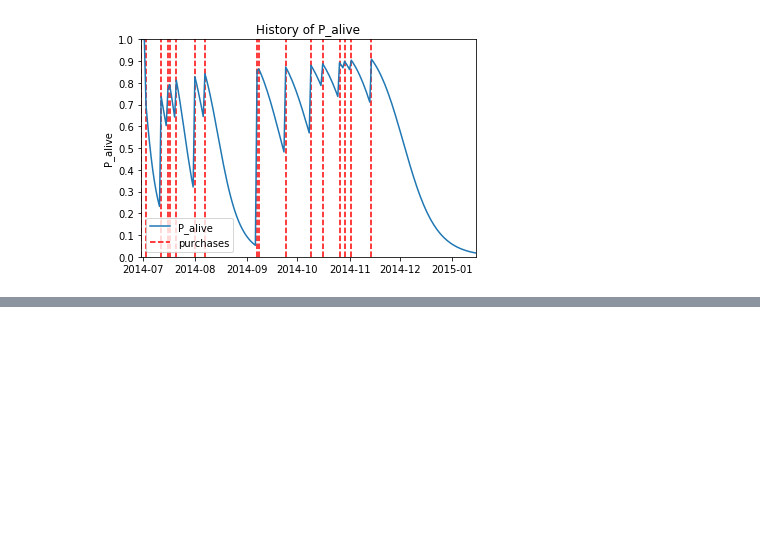
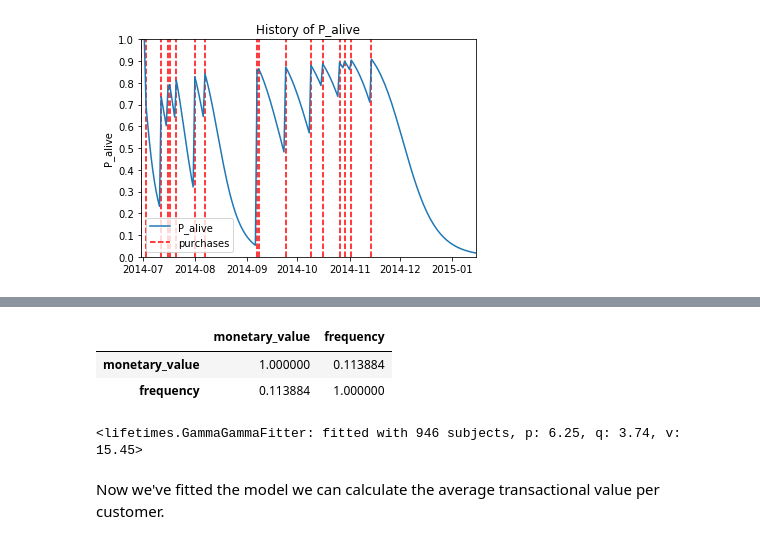
Before and after one commit to birdieorbust/python_notes, a Jupyter notebook: lifetimes/lifetime_module_exploration.ipynb, the cells around one changed output, grey strips where cells are left out. Drawn from its saved outputs; the diff is of its cells as text; code cells hidden in the pictures; blank space fills up the shorter version.

```diff
--- a/lifetimes/lifetime_module_exploration.ipynb
+++ b/lifetimes/lifetime_module_exploration.ipynb
@@ -208,0 +238,17 @@ plot_history_alive(bgf, days_since_birth, sp_trans, 'date')
+# %%
+returning_customers_summary[['monetary_value', 'frequency']].corr()
+# %% [output]
+|  | monetary_value | frequency |
+| monetary_value | 1.000000 | 0.113884 |
+| frequency | 0.113884 | 1.000000 |
+# %%
+from lifetimes import GammaGammaFitter
+
+ggf = GammaGammaFitter(penalizer_coef = 0)
+ggf.fit(returning_customers_summary['frequency'],
+        returning_customers_summary['monetary_value'])
+print(ggf)
+# %% [output]
+<lifetimes.GammaGammaFitter: fitted with 946 subjects, p: 6.25, q: 3.74, v: 15.45>
+# %% [markdown]
+Now we've fitted the model we can calculate the average transactional value per customer.
```
Also changed, not shown: parts of 11 cells of this notebook.
